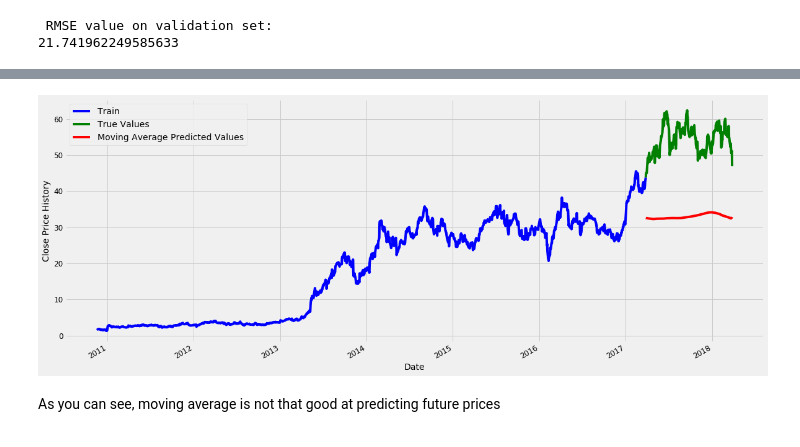
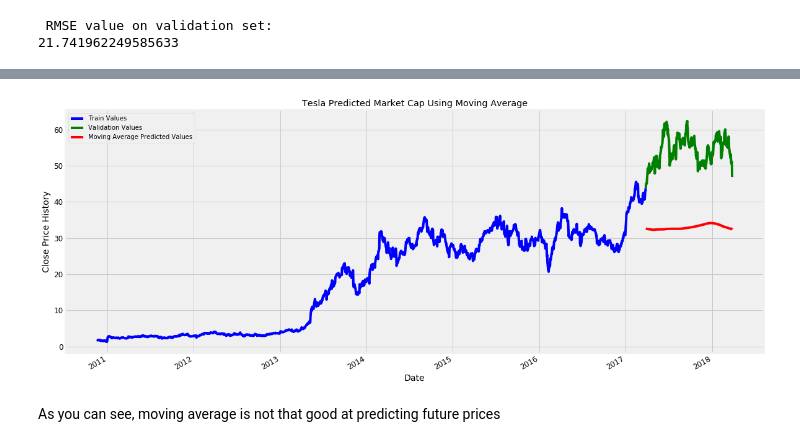
Before and after one commit to joekryan/time_series_analysis, a Jupyter notebook: time_series.ipynb, the cells around one changed output, grey strips where cells are left out. Cells and saved outputs as stored; diff of their text form; code cells hidden in the pictures.

```diff
--- a/time_series.ipynb
+++ b/time_series.ipynb
@@ -343,16 +333,18 @@ tesla_valid['Predictions'] = preds_tesla
 # %%
 plt.xlabel('Year')
 plt.ylabel('Close Price History')
 
-ax1 = tesla_train.tesla_cap.plot(color='blue', grid=True, label='Train')
-ax2 = tesla_valid.tesla_cap.plot(color='green',grid=True, label='True Values')
+ax1 = tesla_train.tesla_cap.plot(color='blue', grid=True, label='Train Values')
+ax2 = tesla_valid.tesla_cap.plot(color='green',grid=True, label='Validation Values')
 ax3 = tesla_valid.Predictions.plot(color='red',grid=True,label='Moving Average Predicted Values')
 
 
 plt.legend()
+plt.title('Tesla Predicted Market Cap Using Moving Average')
+plt.savefig('images/tesla_moving_average_pred',bbox_inches='tight')
 plt.show()
 # %% [output]
-[figure, old version]
+[figure, new version]
 # %% [markdown]
 As you can see, moving average is not that good at predicting future prices
 # %% [markdown]
```
Also changed, not shown: parts of 39 cells of this notebook.
